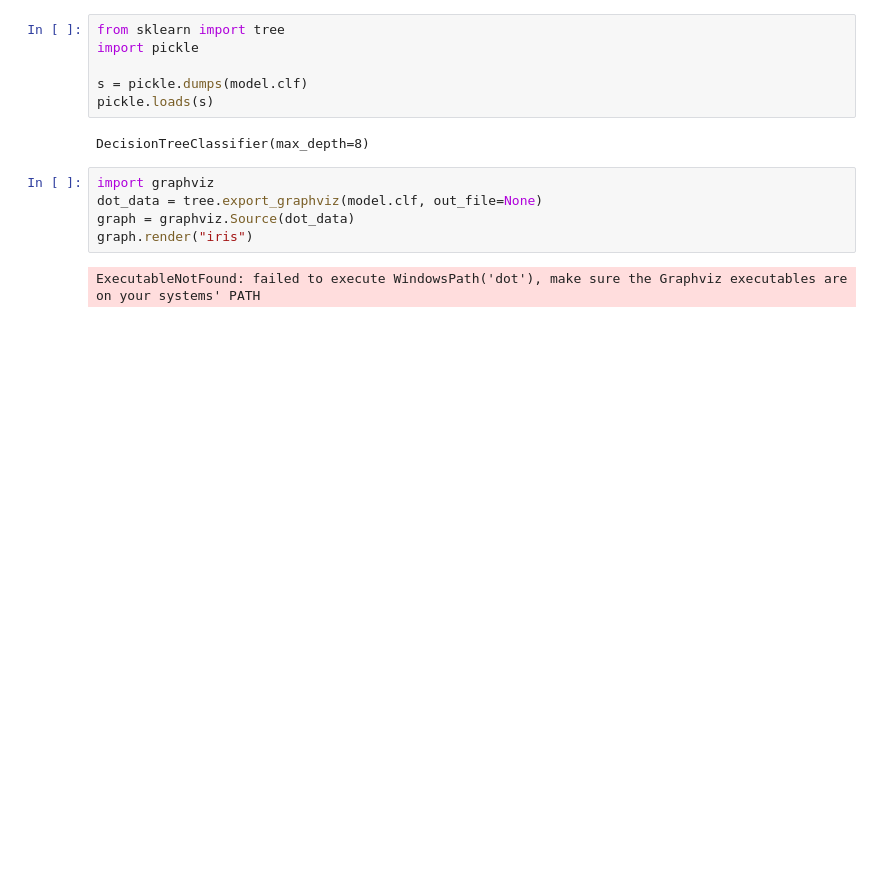
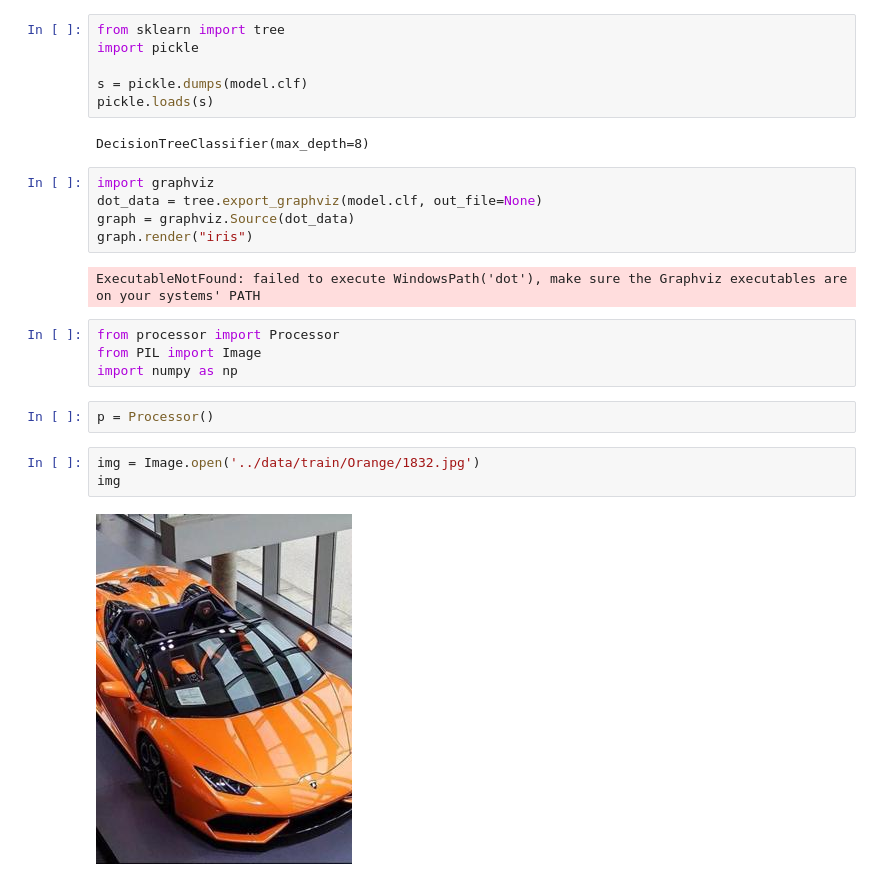
Before and after one commit to VladimirMynka/car-color-detection, a Jupyter notebook: src/experiments.ipynb, the cells around one changed output. Saved outputs shown, nothing was run; the diff lists cells and outputs as text; blank space fills up the shorter version.

```diff
--- a/src/experiments.ipynb
+++ b/src/experiments.ipynb
@@ -940,3 +940,14 @@ graph = graphviz.Source(dot_data)
 graph.render("iris")
 # %% [output]
 ExecutableNotFound: failed to execute WindowsPath('dot'), make sure the Graphviz executables are on your systems' PATH
+# %%
+from processor import Processor
+from PIL import Image
+import numpy as np
+# %%
+p = Processor()
+# %%
+img = Image.open('../data/train/Orange/1832.jpg')
+img
+# %% [output]
+[figure, added]
```
Also changed, not shown: parts of 13 cells of this notebook, 5 other files.
